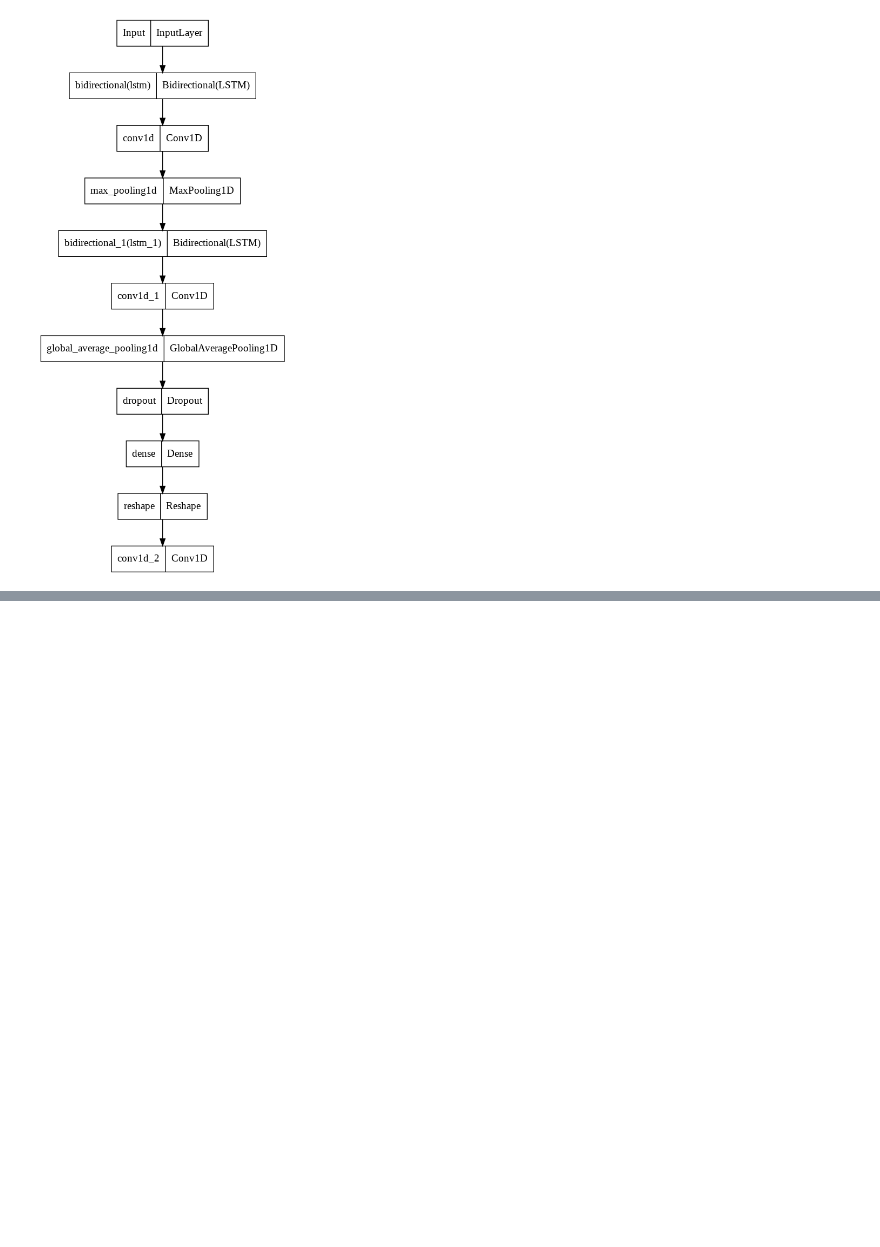
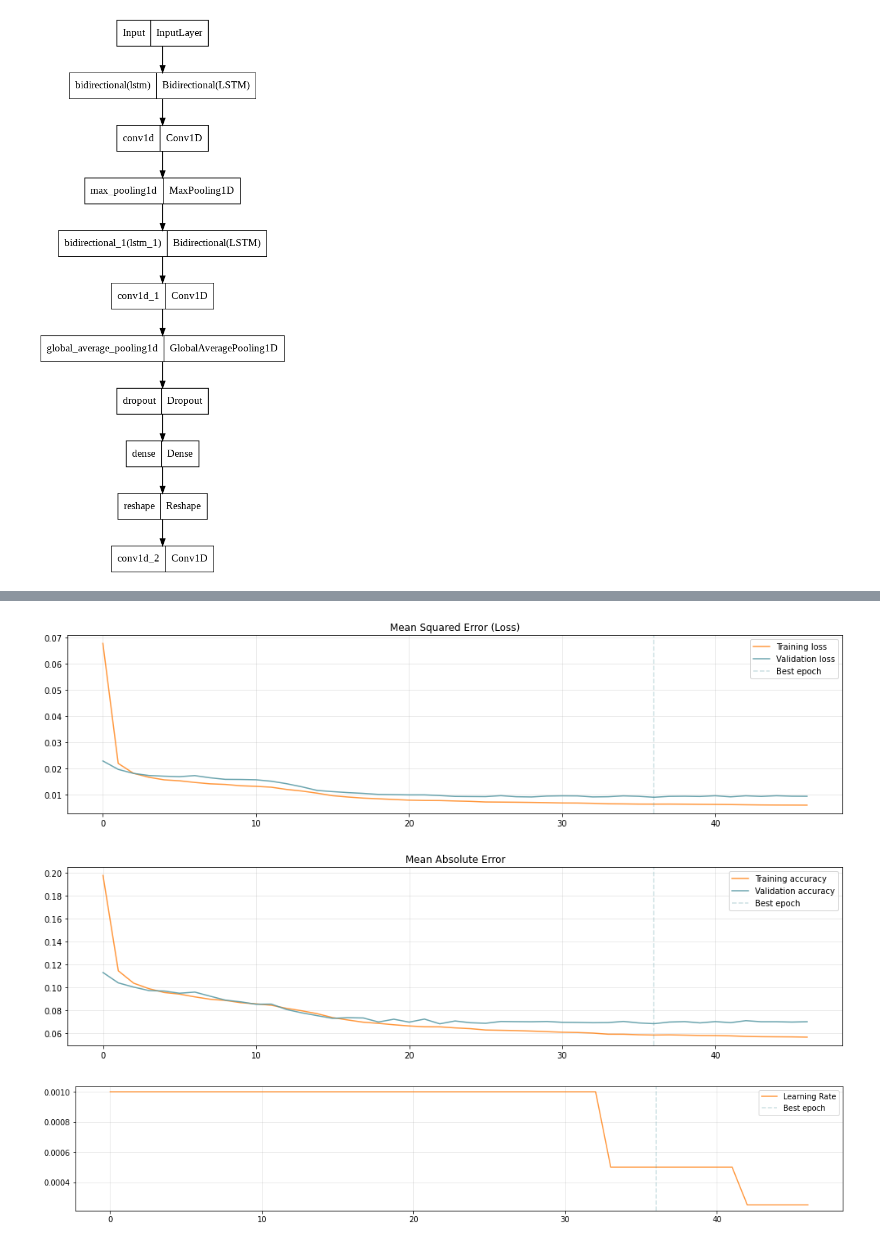
Before and after one commit to giuliovv/ANNDL_competitions, a Jupyter notebook: 2_RNN/toma_model.ipynb, the cells around one changed output, grey strips where cells are left out. Drawn from its saved outputs; the diff is of its cells as text; code cells hidden in the pictures; blank space fills up the shorter version.

```diff
--- a/2_RNN/toma_model.ipynb
+++ b/2_RNN/toma_model.ipynb
@@ -241,0 +257,30 @@ KeyboardInterrupt: ignored
+# %%
+best_epoch = np.argmin(history['val_loss'])
+plt.figure(figsize=(17,4))
+plt.plot(history['loss'], label='Training loss', alpha=.8, color='#ff7f0e')
+plt.plot(history['val_loss'], label='Validation loss', alpha=.9, color='#5a9aa5')
+plt.axvline(x=best_epoch, label='Best epoch', alpha=.3, ls='--', color='#5a9aa5')
+plt.title('Mean Squared Error (Loss)')
+plt.legend()
+plt.grid(alpha=.3)
+plt.show()
+
+plt.figure(figsize=(17,4))
+plt.plot(history['mae'], label='Training accuracy', alpha=.8, color='#ff7f0e')
+plt.plot(history['val_mae'], label='Validation accuracy', alpha=.9, color='#5a9aa5')
+plt.axvline(x=best_epoch, label='Best epoch', alpha=.3, ls='--', color='#5a9aa5')
+plt.title('Mean Absolute Error')
+plt.legend()
+plt.grid(alpha=.3)
+plt.show()
+
+plt.figure(figsize=(18,3))
+plt.plot(history['lr'], label='Learning Rate', alpha=.8, color='#ff7f0e')
+plt.axvline(x=best_epoch, label='Best epoch', alpha=.3, ls='--', color='#5a9aa5')
+plt.legend()
+plt.grid(alpha=.3)
+plt.show()
+# %% [output]
+[figure, added]
+[figure, added]
+[figure, added]
```
Also changed, not shown: parts of 9 cells of this notebook.
